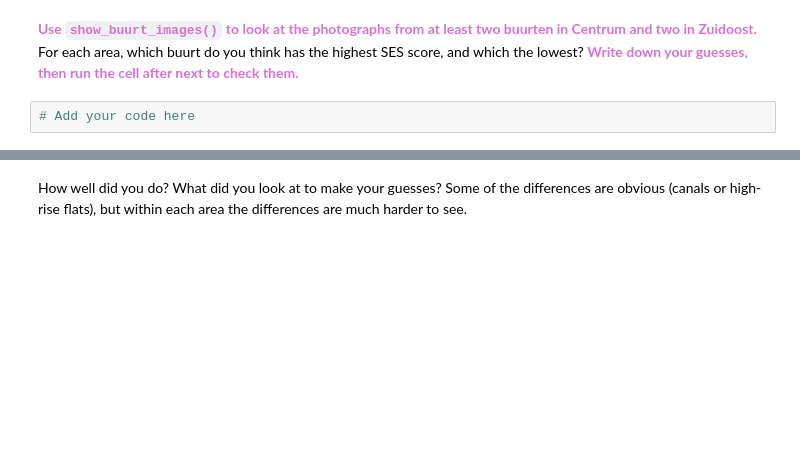
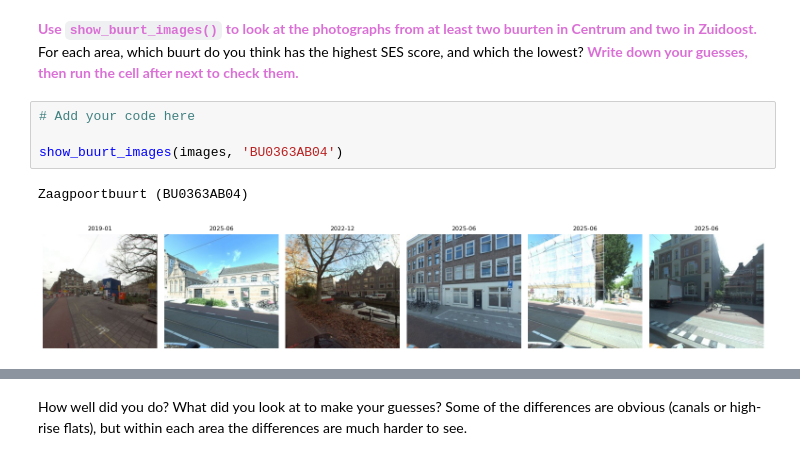
Before and after one commit to ChifuniroBaluwa/GEOG5415, a Jupyter notebook: Week_9_Reproducibility.ipynb, the cells around one changed output, grey strips where cells are left out. Cells and saved outputs as stored; diff of their text form; blank space fills up the shorter version.

```diff
--- a/Week_9_Reproducibility.ipynb
+++ b/Week_9_Reproducibility.ipynb
@@ -238,5 +376,10 @@ show_buurt_images(images, 'BU0363AG04')
 <font color='orchid'> <b>Use <code>show_buurt_images()</code> to look at the photographs from at least two buurten in Centrum and two in Zuidoost.</b></font> For each area, which buurt do you think has the highest SES score, and which the lowest? <font color='orchid'> <b>Write down your guesses, then run the cell after next to check them.</b></font>
 # %%
 # Add your code here
+
+show_buurt_images(images, 'BU0363AB04')
+# %% [output]
+Zaagpoortbuurt (BU0363AB04)
+[figure, added]
 # %%
 buurt_list.merge(ses[['buurtcode', 'ses_score']], on='buurtcode').sort_values(['area', 'ses_score'])
```
Also changed, not shown: parts of 25 cells of this notebook.
